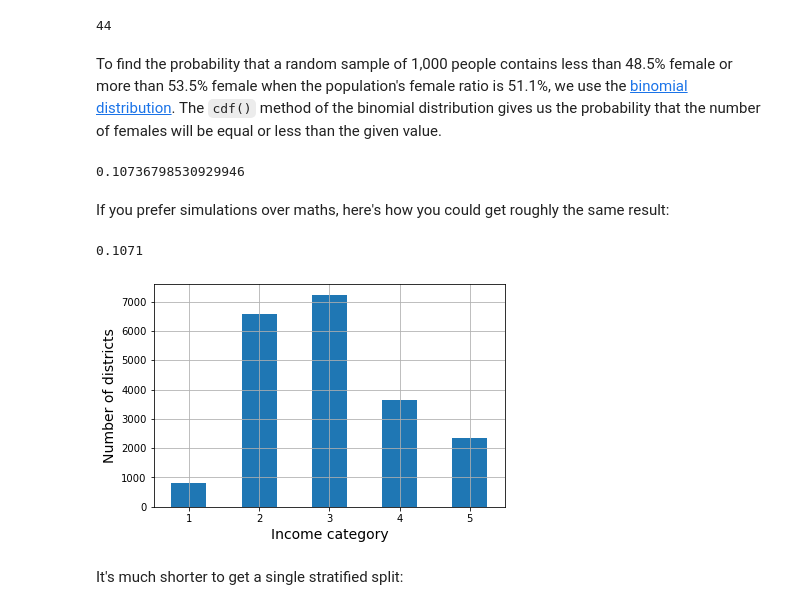
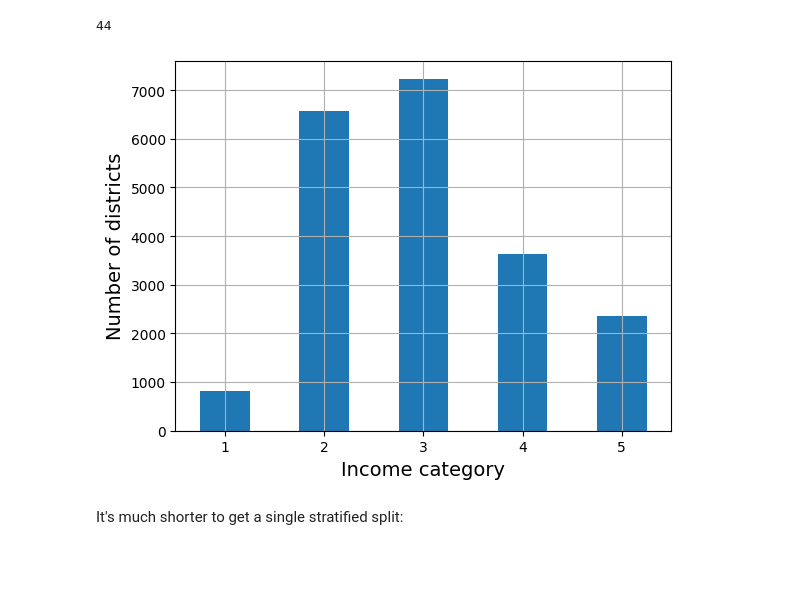
Before and after one commit to soukar78/E2E-Machine-Learning, a Jupyter notebook: 02_end_to_end_machine_learning_project.ipynb, the cells around one changed output. Cells and saved outputs as stored; diff of their text form; code cells hidden in the pictures; blank space fills up the shorter version.

```diff
--- a/02_end_to_end_machine_learning_project.ipynb
+++ b/02_end_to_end_machine_learning_project.ipynb
@@ -183,29 +128,4 @@ train_set, test_set = train_test_split(housing, test_size=0.2, random_state=42)
 test_set["total_bedrooms"].isnull().sum()
 # %% [output]
 44
-# %% [markdown]
-To find the probability that a random sample of 1,000 people contains less than 48.5% female or more than 53.5% female when the population's female ratio is 51.1%, we use the [binomial distribution](https://en.wikipedia.org/wiki/Binomial_distribution). The `cdf()` method of the binomial distribution gives us the probability that the number of females will be equal or less than the given value.
-# %%
-# extra code – shows how to compute the 10.7% proba of getting a bad sample
-
-from scipy.stats import binom
-
-sample_size = 1000
-ratio_female = 0.511
-proba_too_small = binom(sample_size, ratio_female).cdf(485 - 1)
-proba_too_large = 1 - binom(sample_size, ratio_female).cdf(535)
-print(proba_too_small + proba_too_large)
-# %% [output]
-0.10736798530929946
-# %% [markdown]
-If you prefer simulations over maths, here's how you could get roughly the same result:
-# %%
-# extra code – shows another way to estimate the probability of bad sample
-
-np.random.seed(42)
-
-samples = (np.random.rand(100_000, sample_size) < ratio_female).sum(axis=1)
-((samples < 485) | (samples > 535)).mean()
-# %% [output]
-0.1071
 # %%
@@ -215,9 +136,9 @@ housing["income_cat"] = pd.cut(housing["median_income"],
 # %%
 housing["income_cat"].value_counts().sort_index().plot.bar(rot=0, grid=True)
 plt.xlabel("Income category")
 plt.ylabel("Number of districts")
-save_fig("housing_income_cat_bar_plot")  # extra code
+#save_fig("housing_income_cat_bar_plot")  # extra code
 plt.show()
 # %% [output]
-[figure, old version]
+[figure, new version]
 # %%
```
Also changed, not shown: parts of 25 cells of this notebook.
